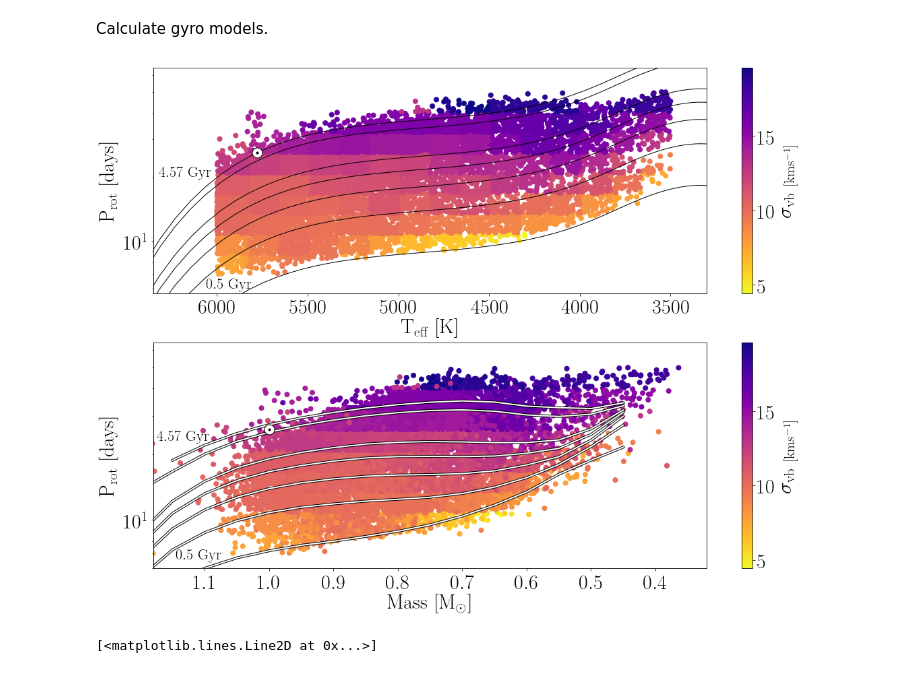
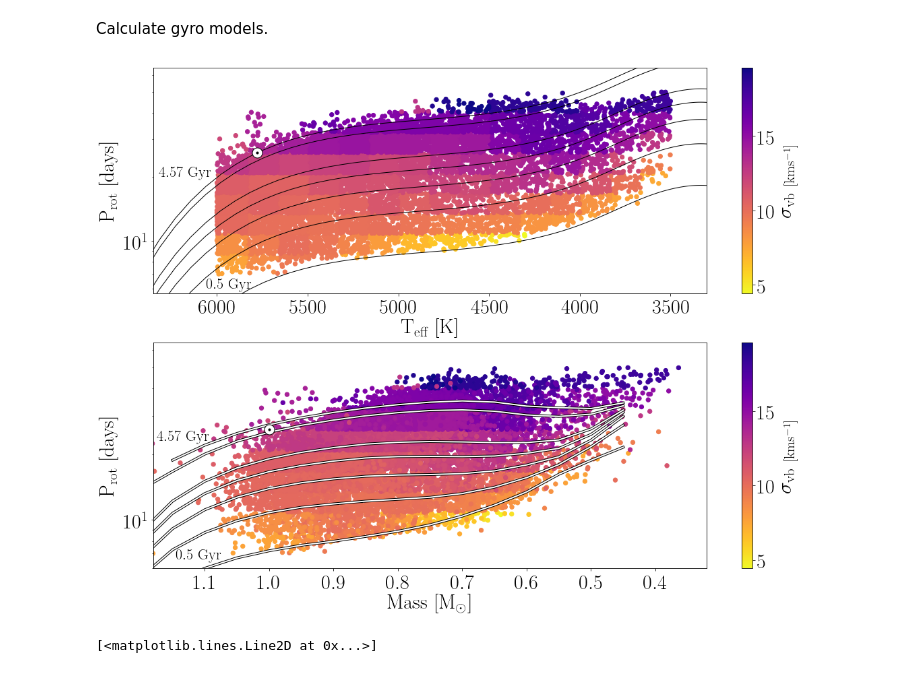
Before and after one commit to RuthAngus/kinematics-and-rotation, a Jupyter notebook: figure_codez/Main_figure_2.ipynb, the cells around one changed output. Cells and saved outputs as stored; diff of their text form; code cells hidden in the pictures.

```diff
--- a/figure_codez/Main_figure_2.ipynb
+++ b/figure_codez/Main_figure_2.ipynb
@@ -153,7 +153,7 @@ for i, m in enumerate(period_masks):
     for j in range(len(tbins)-1):
         tm = (x[m] > tbins[j]) * (x[m] < tbins[j+1])
         cb1 = plt.scatter(x[m][tm], y[m][tm], c=np.ones_like(y[m][tm])*pds[i, j],
-                          vmin=pvmin, vmax=pvmax, rasterized=True, zorder=1, s=50, cmap="plasma_r")
+                          vmin=pvmin, vmax=pvmax, rasterized=True, zorder=1, s=40, cmap="plasma_r")
 
 lw0, lw1 = 5, 2
 # Plot gyro models
@@ -183,7 +183,7 @@ for i, m in enumerate(period_masks):
     for j in range(len(tbins)-1):
         tm = (x[m] > tbins[j]) * (x[m] < tbins[j+1])
         cb1 = plt.scatter(gaia_mc.Mass_berger.values[m][tm], y[m][tm], c=np.ones_like(y[m][tm])*pds[i, j],
-                          vmin=pvmin, vmax=pvmax, rasterized=True, zorder=1, s=50, cmap="plasma_r")
+                          vmin=pvmin, vmax=pvmax, rasterized=True, zorder=1, s=40, cmap="plasma_r")
 
 plt.colorbar(cb1, label="$\sigma_\mathrm{vb~[kms^{-1}]}$")
 ax2.set_ylabel("$\mathrm{P_{rot}~[days]}$")
@@ -197,34 +197,34 @@ ax2.plot(1, 26, "k.", zorder=5)
 
 # Spada & Lanzafame models
 lw0, lw1 = 4, 2
 ax2.plot(sl["Mass"], sl["p0.50"], "k", lw=lw0, zorder=1, label="$\mathrm{Spada~\&~Lanzafame~(2019)~model}$")
 ax2.plot(sl["Mass"], sl["p1.00"], "k", lw=lw0, zorder=1, label="None")
 ax2.plot(sl["Mass"], sl["p1.50"], "k", lw=lw0, zorder=1, label="None")
 ax2.plot(sl["Mass"], sl["p2.00"], "k", lw=lw0, zorder=1, label=None)
 ax2.plot(sl["Mass"], sl["p2.50"], "k", lw=lw0, zorder=1, label=None)
 ax2.plot(sl["Mass"], sl["p4.00"], "k", lw=lw0, zorder=1, label=None)
 ax2.plot(sl["Mass"], sl["p4.57"], "k", lw=lw0, zorder=1, label=None)
 
 ax2.plot(sl["Mass"], sl["p0.50"], "w", lw=lw1, zorder=2, label=None)
 ax2.plot(sl["Mass"], sl["p1.00"], "w", lw=lw1, zorder=2, label=None)
 ax2.plot(sl["Mass"], sl["p1.50"], "w", lw=lw1, zorder=2, label=None)
 ax2.plot(sl["Mass"], sl["p2.00"], "w", lw=lw1, zorder=2, label=None)
 ax2.plot(sl["Mass"], sl["p2.50"], "w", lw=lw1, zorder=2, label=None)
 ax2.plot(sl["Mass"], sl["p4.00"], "w", lw=lw1, zorder=2, label=None)
 ax2.plot(sl["Mass"], sl["p4.57"], "w", lw=lw1, zorder=2, label=None)
 
 xs = [1.145, 1.175]
 ys = [6.6, 23]
 for i in range(len(ys)):
     ax2.text(xs[i], ys[i], labels[i])
 
 plt.tight_layout()
 plt.subplots_adjust(hspace=.22)
 
 plt.savefig("main_figure.pdf")
 plt.savefig("main_figure")
 # %% [output]
-[figure, old version]
+[figure, new version]
 # %%
 plt.plot(gaia_mc.Mass_berger, gaia_mc.Mass, ".")
 xs = np.linspace(.3, 1, 100)
```
Also changed, not shown: 4 other files.
